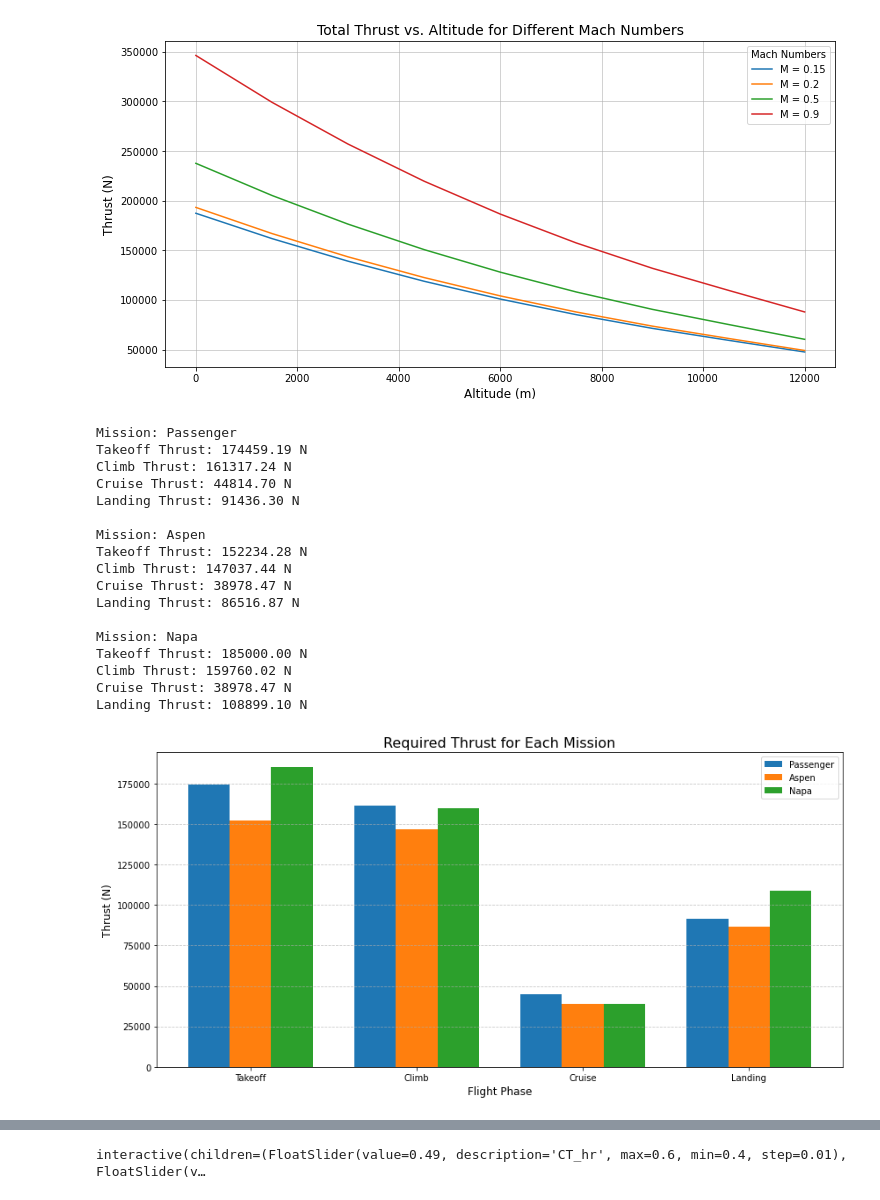
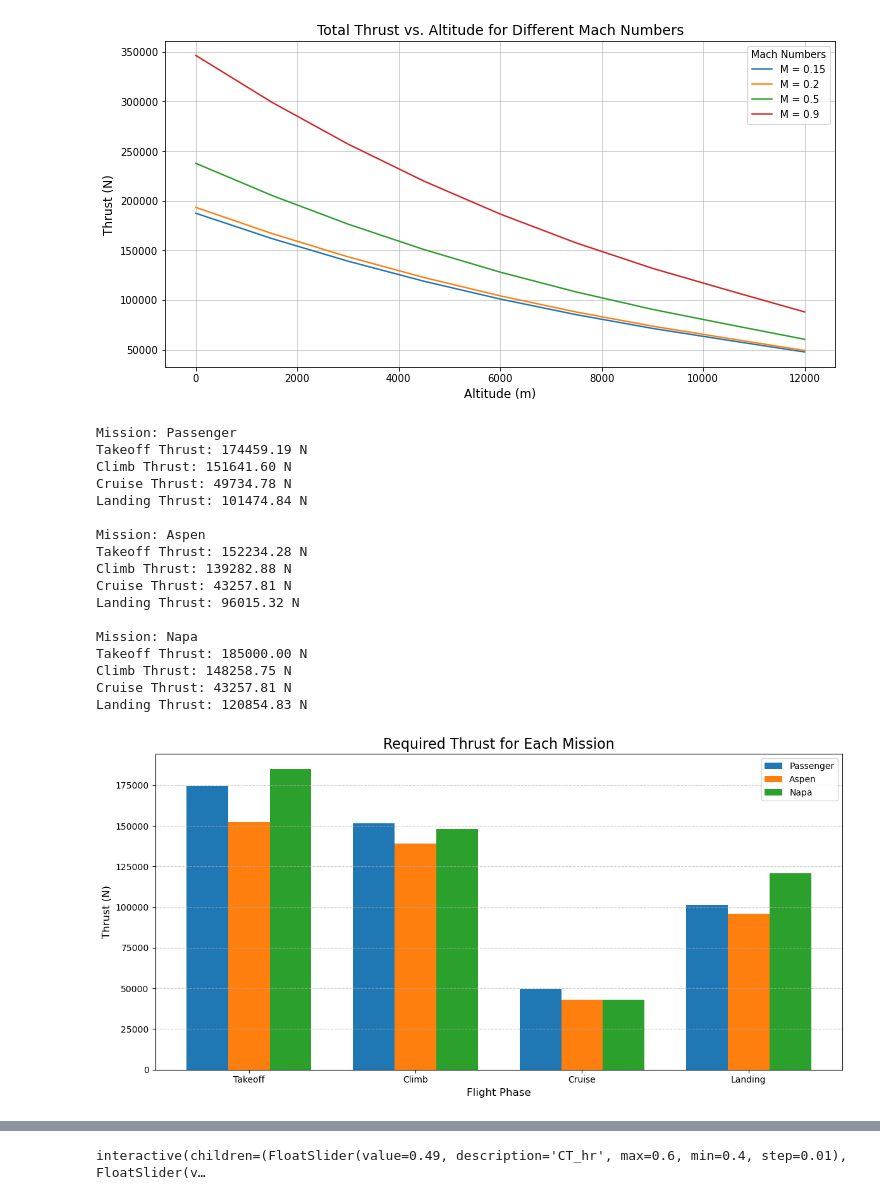
Before and after one commit to AntoineVanHoye/integrated_project, a Jupyter notebook: thrust.ipynb, the cells around one changed output, grey strips where cells are left out. Saved outputs shown, nothing was run; the diff lists cells and outputs as text; code cells hidden in the pictures.

```diff
--- a/thrust.ipynb
+++ b/thrust.ipynb
@@ -7,7 +7,7 @@ rho0 = 1.225  # Sea level air density (kg/m^3)
 h = [0, 3000, 12500, 0]  # Altitudes in meters (takeoff, climb, cruise, landing)
 Cd0 = 0.021  # Parasitic drag coefficient
 delta = 0.005  # Induced drag correction factor
-AR = 1.5 # Effective  Aspect ratio
+AR = 4.5 # Effective  Aspect ratio
 CL = [1, 0.5, 0.261, 1.7]  # Adjusted Lift coefficients for phases (lower landing CL)
 S = 204.41   # Wing area (m^2)
 W = 471511.32  # Aircraft weight (N)
@@ -297,13 +379,13 @@ Landing: 60456.68 N (total for 2 engines)
 import matplotlib.pyplot as plt
 import math
 import numpy as np
-# A little bit of problem with the T/W
+
 # Constants
 rho_sl = 1.225  # Air density at sea level (kg/m³)
 g = 9.81  # Gravitational acceleration (m/s²)
 
 # Inputs
-wing_area = S  # Wing area (m²)
+wing_area = 182.56  # Wing area (m²)
 Cl = [1, 0.6, 0.261, 1.5]  # CL for takeoff, climb, cruise, landing
 Cd = [0.23, 0.10, 0.03, 0.30]  # CD for takeoff, climb, cruise, landing
 gamma_climb = 3  # Climb angle in degrees
@@ -366,7 +448,8 @@ for mission, data in missions.items():
             T = 0.37 * W  # More realistic takeoff T/W ratio
         elif phase == "Climb":
             T_drag = thrust_required(Cd[i], q, wing_area)
-            T = T_drag + climb_thrust(W, gamma_climb)
+            T_climb = climb_thrust(W, gamma_climb)
+            T = max(T_drag, T_climb)  # Choose the dominant factor
         else:
             T = thrust_required(Cd[i], q, wing_area)
 
@@ -375,43 +458,43 @@ for mission, data in missions.items():
 
 # Visualization of results
 fig, ax = plt.subplots(figsize=(12, 6))
 
 x = np.arange(len(phases))
 width = 0.25  # Bar width
 
 # Plot each mission's thrust for all phases
 for i, mission in enumerate(missions):
     ax.bar(x + i * width, thrust_results[mission], width, label=mission)
 
 ax.set_title("Required Thrust for Each Mission", fontsize=16)
 ax.set_xlabel("Flight Phase", fontsize=12)
 ax.set_ylabel("Thrust (N)", fontsize=12)
 ax.set_xticks(x + width)
 ax.set_xticklabels(phases, fontsize=10)
 ax.legend(fontsize=10)
 ax.grid(axis='y', linestyle='--', alpha=0.7)
 
 plt.tight_layout()
 plt.show()
 # %% [output]
 Mission: Passenger
 Takeoff Thrust: 174459.19 N
-Climb Thrust: 161317.24 N
-Cruise Thrust: 44814.70 N
-Landing Thrust: 91436.30 N
+Climb Thrust: 151641.60 N
+Cruise Thrust: 49734.78 N
+Landing Thrust: 101474.84 N
 
 Mission: Aspen
 Takeoff Thrust: 152234.28 N
-Climb Thrust: 147037.44 N
-Cruise Thrust: 38978.47 N
-Landing Thrust: 86516.87 N
+Climb Thrust: 139282.88 N
+Cruise Thrust: 43257.81 N
+Landing Thrust: 96015.32 N
 
 Mission: Napa
 Takeoff Thrust: 185000.00 N
-Climb Thrust: 159760.02 N
-Cruise Thrust: 38978.47 N
-Landing Thrust: 108899.10 N
+Climb Thrust: 148258.75 N
+Cruise Thrust: 43257.81 N
+Landing Thrust: 120854.83 N
-[figure, old version]
+[figure, new version]
 # %%
 import matplotlib.pyplot as plt
 import numpy as np
```
Also changed, not shown: parts of 10 cells of this notebook.
